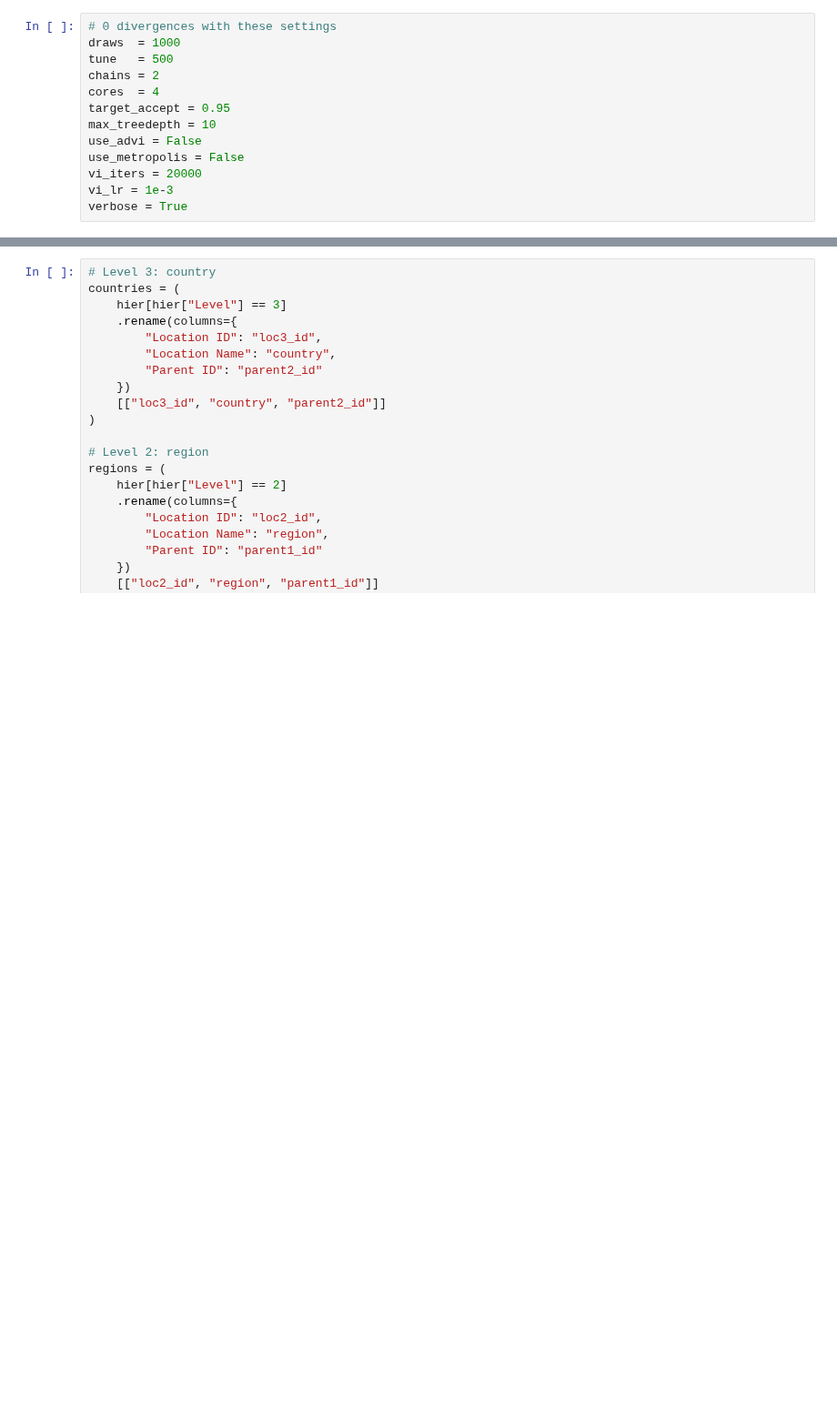
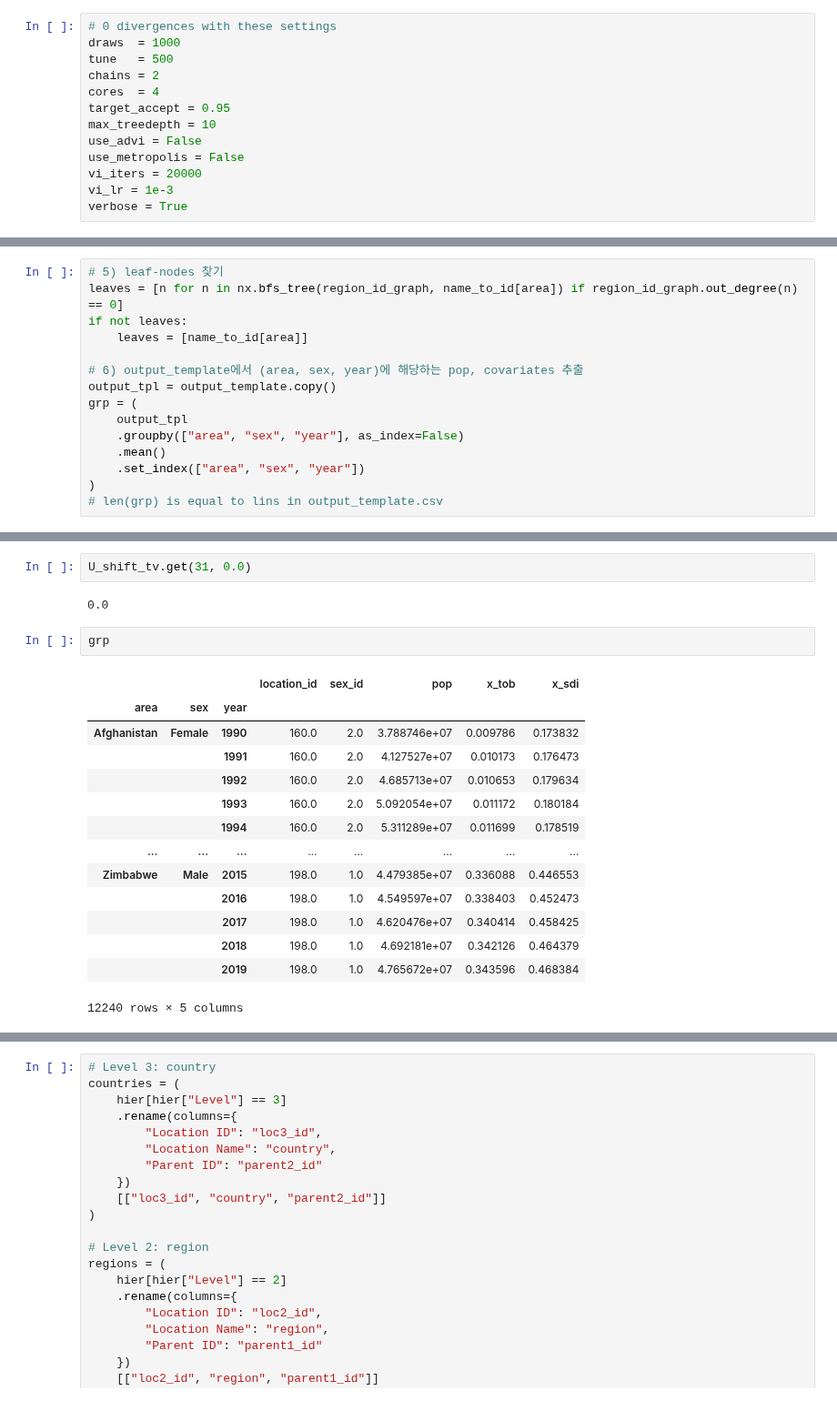
Before and after one commit to EonSJeon/dismod_mr_migrated, a Jupyter notebook: reforged_mr/amd_on_notebook.ipynb, the cells around one changed output, grey strips where cells are left out. Shown at 91% size. Drawn from its saved outputs; the diff is of its cells as text; blank space fills up the shorter version.

Commit message:
implementing predict_for at notebook. The output looks weird. Needs to verify. Also, the logp values are different than before. Need examination

```diff
--- a/reforged_mr/amd_on_notebook.ipynb
+++ b/reforged_mr/amd_on_notebook.ipynb
@@ -937,0 +981,15 @@ INFO:__main__:[asr] 전체 소요 시간: 150.4초
+# %%
+# 5) leaf-nodes 찾기
+leaves = [n for n in nx.bfs_tree(region_id_graph, name_to_id[area]) if region_id_graph.out_degree(n) == 0]
+if not leaves:
+    leaves = [name_to_id[area]]
+
+# 6) output_template에서 (area, sex, year)에 해당하는 pop, covariates 추출
+output_tpl = output_template.copy()
+grp = (
+    output_tpl
+    .groupby(["area", "sex", "year"], as_index=False)
+    .mean()
+    .set_index(["area", "sex", "year"])
+)
+# len(grp) is equal to lins in output_template.csv
@@ -937,0 +1026,21 @@ INFO:__main__:[asr] 전체 소요 시간: 150.4초
+# %%
+U_shift_tv.get(31, 0.0)
+# %% [output]
+0.0
+# %%
+grp
+# %% [output]
+|  |  |  | location_id | sex_id | pop | x_tob | x_sdi |
+| area | sex | year |  |  |  |  |  |
+| Afghanistan | Female | 1990 | 160.0 | 2.0 | 3.788746e+07 | 0.009786 | 0.173832 |
+|  |  | 1991 | 160.0 | 2.0 | 4.127527e+07 | 0.010173 | 0.176473 |
+|  |  | 1992 | 160.0 | 2.0 | 4.685713e+07 | 0.010653 | 0.179634 |
+|  |  | 1993 | 160.0 | 2.0 | 5.092054e+07 | 0.011172 | 0.180184 |
+|  |  | 1994 | 160.0 | 2.0 | 5.311289e+07 | 0.011699 | 0.178519 |
+| ... | ... | ... | ... | ... | ... | ... | ... |
+| Zimbabwe | Male | 2015 | 198.0 | 1.0 | 4.479385e+07 | 0.336088 | 0.446553 |
+|  |  | 2016 | 198.0 | 1.0 | 4.549597e+07 | 0.338403 | 0.452473 |
+|  |  | 2017 | 198.0 | 1.0 | 4.620476e+07 | 0.340414 | 0.458425 |
+|  |  | 2018 | 198.0 | 1.0 | 4.692181e+07 | 0.342126 | 0.464379 |
+|  |  | 2019 | 198.0 | 1.0 | 4.765672e+07 | 0.343596 | 0.468384 |
+12240 rows × 5 columns
```
Also changed, not shown: parts of 25 cells of this notebook, 1 other file.
